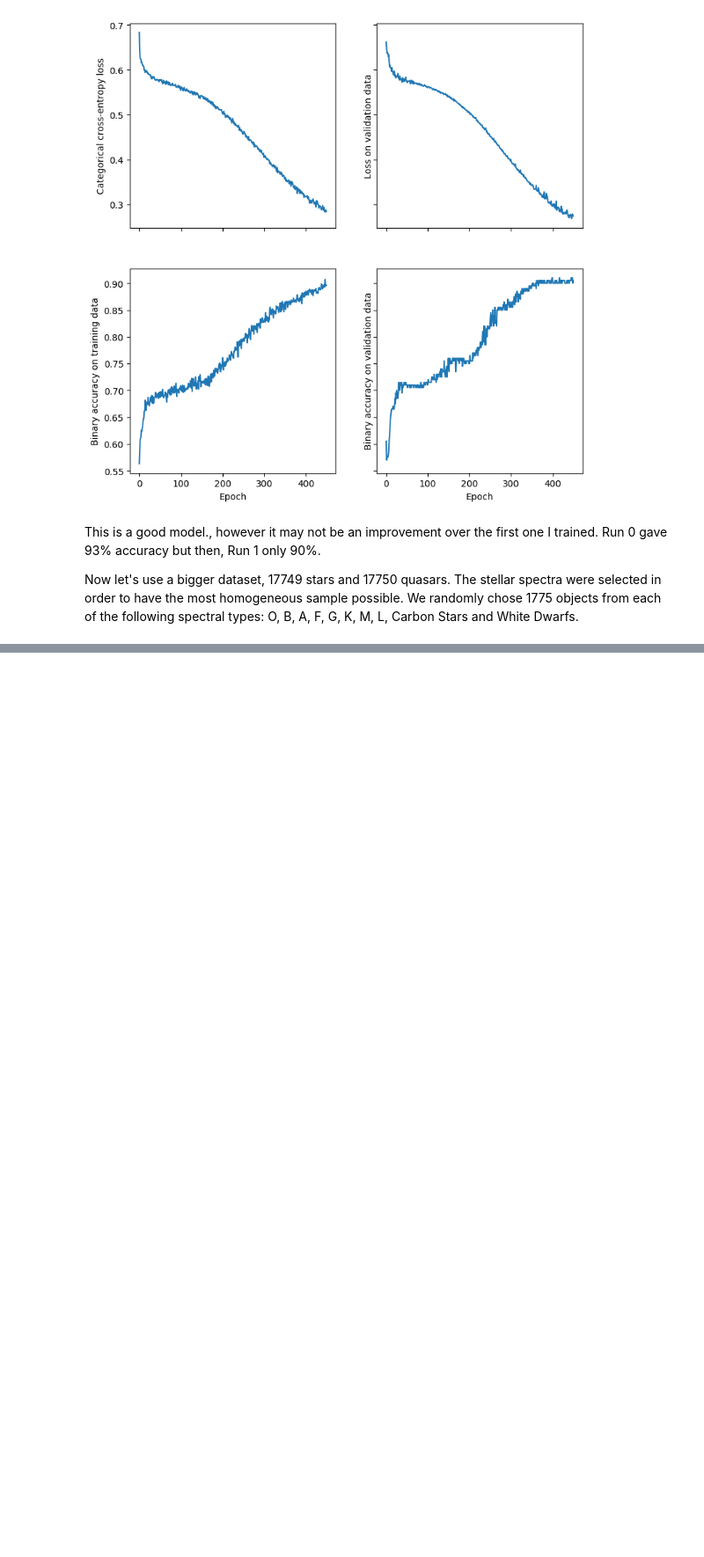
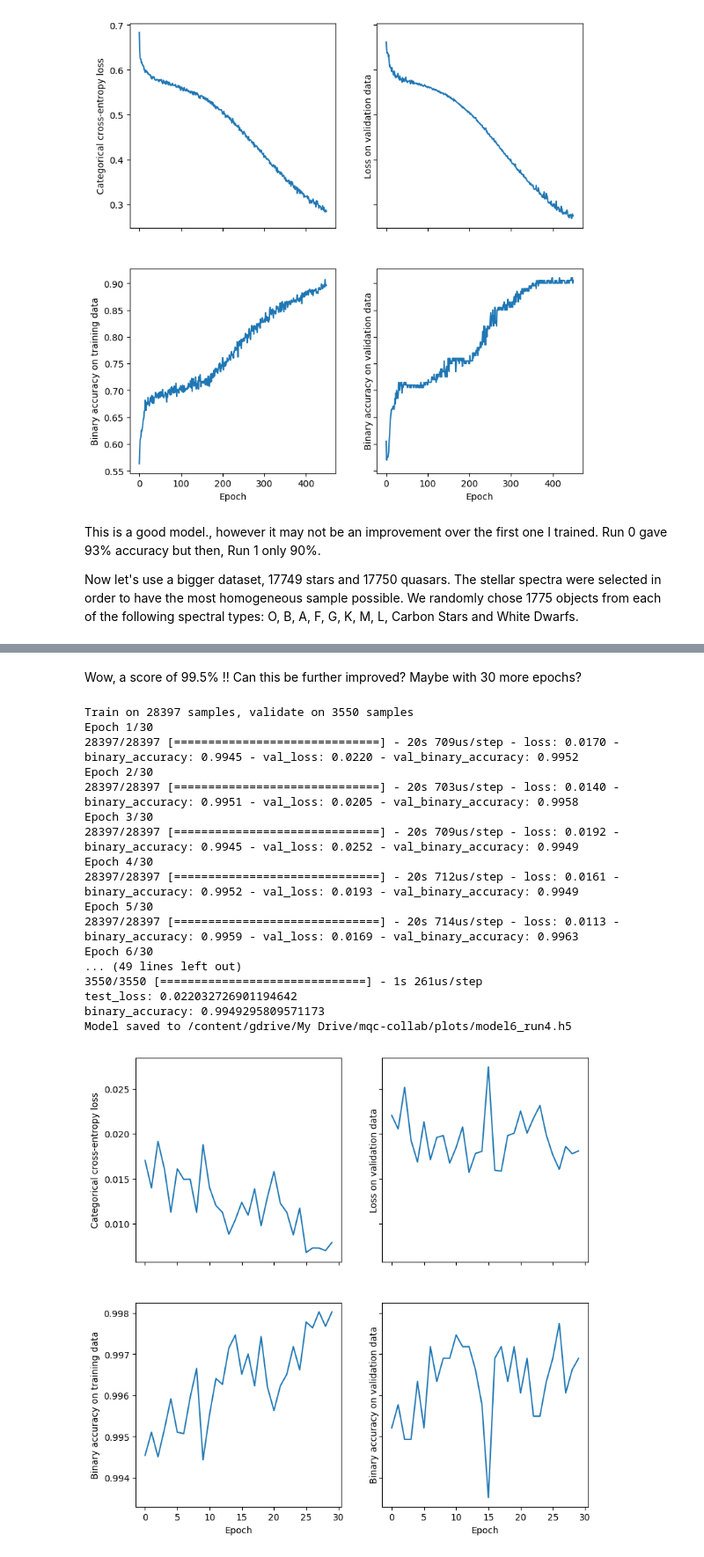
Before and after one commit to ManuelSolimano/mqc-nets, a Jupyter notebook: Colab Notebooks/modelling.ipynb, the cells around one changed output, grey strips where cells are left out. Shown at 88% size. Cells and saved outputs as stored; diff of their text form; code cells hidden in the pictures; blank space fills up the shorter version.

```diff
--- a/Colab Notebooks/modelling.ipynb
+++ b/Colab Notebooks/modelling.ipynb
@@ -196,0 +382,31 @@ I expected that using a bigger dataset (35K spectra versus 2K), would immediatel
+# %% [markdown]
+Wow, a score of 99.5% !!  Can this be further improved? Maybe with 30 more epochs?
+# %%
+
+training = model.fit(x_train, y_train, epochs=30, batch_size=100,
+                     validation_data=(x_val, y_val), verbose=1)
+metrics = model.evaluate(x_test, y_test, batch_size=40)
+
+model_filename = performance_plots('/content/gdrive/My Drive/mqc-collab/plots/model6_run', adamparams,training, metrics)
+print('test_loss: {}\nbinary_accuracy: {}'.format(metrics[0], metrics[1]))
+model.save(model_filename)
+print('Model saved to ' + model_filename)
+# %% [output]
+Train on 28397 samples, validate on 3550 samples
+Epoch 1/30
+28397/28397 [==============================] - 20s 709us/step - loss: 0.0170 - binary_accuracy: 0.9945 - val_loss: 0.0220 - val_binary_accuracy: 0.9952
+Epoch 2/30
+28397/28397 [==============================] - 20s 703us/step - loss: 0.0140 - binary_accuracy: 0.9951 - val_loss: 0.0205 - val_binary_accuracy: 0.9958
+Epoch 3/30
+28397/28397 [==============================] - 20s 709us/step - loss: 0.0192 - binary_accuracy: 0.9945 - val_loss: 0.0252 - val_binary_accuracy: 0.9949
+Epoch 4/30
+28397/28397 [==============================] - 20s 712us/step - loss: 0.0161 - binary_accuracy: 0.9952 - val_loss: 0.0193 - val_binary_accuracy: 0.9949
+Epoch 5/30
+28397/28397 [==============================] - 20s 714us/step - loss: 0.0113 - binary_accuracy: 0.9959 - val_loss: 0.0169 - val_binary_accuracy: 0.9963
+Epoch 6/30
+... (49 lines left out)
+3550/3550 [==============================] - 1s 261us/step
+test_loss: 0.022032726901194642
+binary_accuracy: 0.9949295809571173
+Model saved to /content/gdrive/My Drive/mqc-collab/plots/model6_run4.h5
+[figure, added]
```
Also changed, not shown: parts of 26 cells of this notebook.
